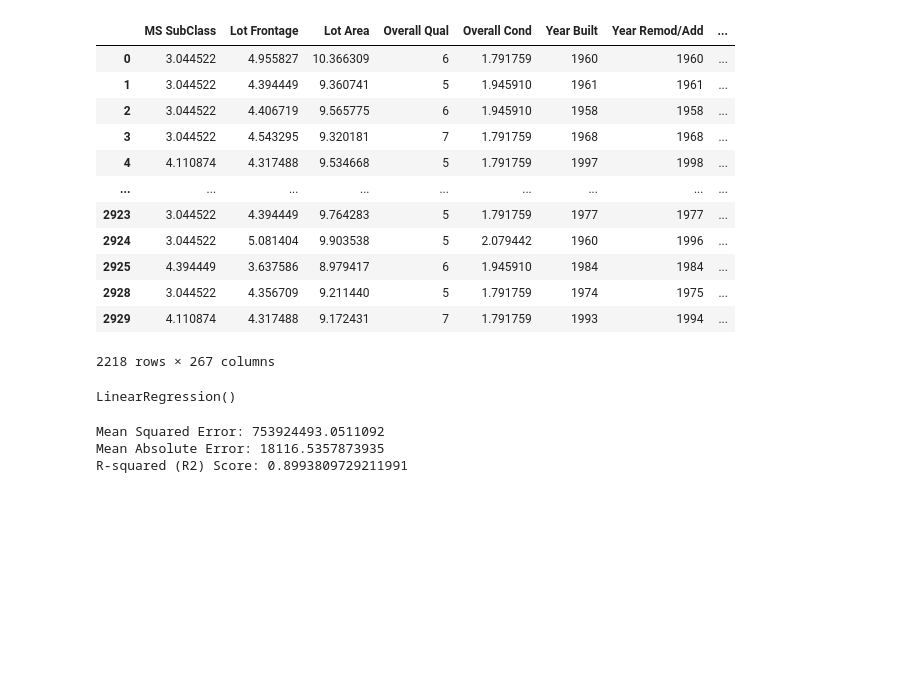
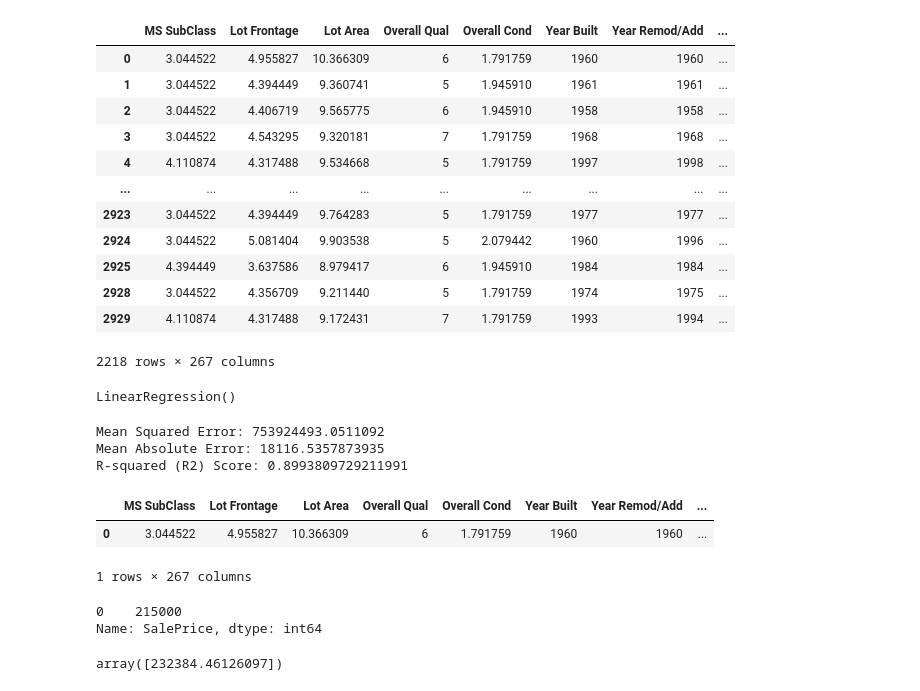
Before and after one commit to DOMINION-JOHN1/Ames_house_pricing, a Jupyter notebook: Ames_house_pricing.ipynb, the cells around one changed output. Saved outputs shown, nothing was run; the diff lists cells and outputs as text; code cells hidden in the pictures; blank space fills up the shorter version.

```diff
--- a/Ames_house_pricing.ipynb
+++ b/Ames_house_pricing.ipynb
@@ -242,3 +242,15 @@ print(f"R-squared (R2) Score: {r2}")
 Mean Squared Error: 753924493.0511092
 Mean Absolute Error: 18116.5357873935
 R-squared (R2) Score: 0.8993809729211991
+# %%
+test=X.head(1)
+test
+# %% [output]
+|  | MS SubClass | Lot Frontage | Lot Area | Overall Qual | Overall Cond | Year Built | Year Remod/Add | ... |
+| 0 | 3.044522 | 4.955827 | 10.366309 | 6 | 1.791759 | 1960 | 1960 | ... |
+1 rows × 267 columns
+# %%
+y.head(1)
+# %% [output]
+0    215000
+Name: SalePrice, dtype: int64
@@ -244,0 +259,4 @@ R-squared (R2) Score: 0.8993809729211991
+# %%
+PREDICTION
+# %% [output]
+array([232384.46126097])
```
Also changed, not shown: parts of 1 cell of this notebook.
